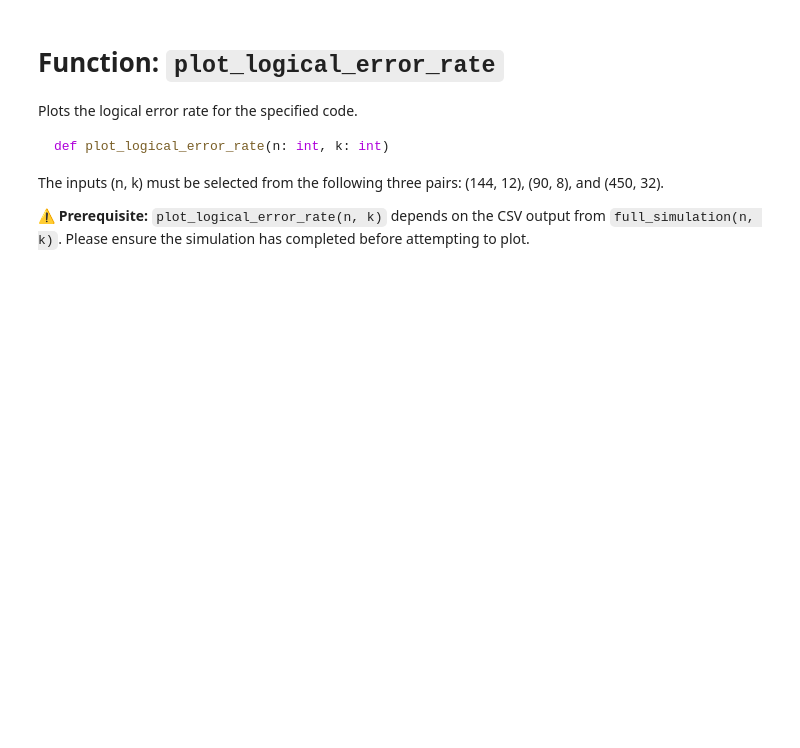
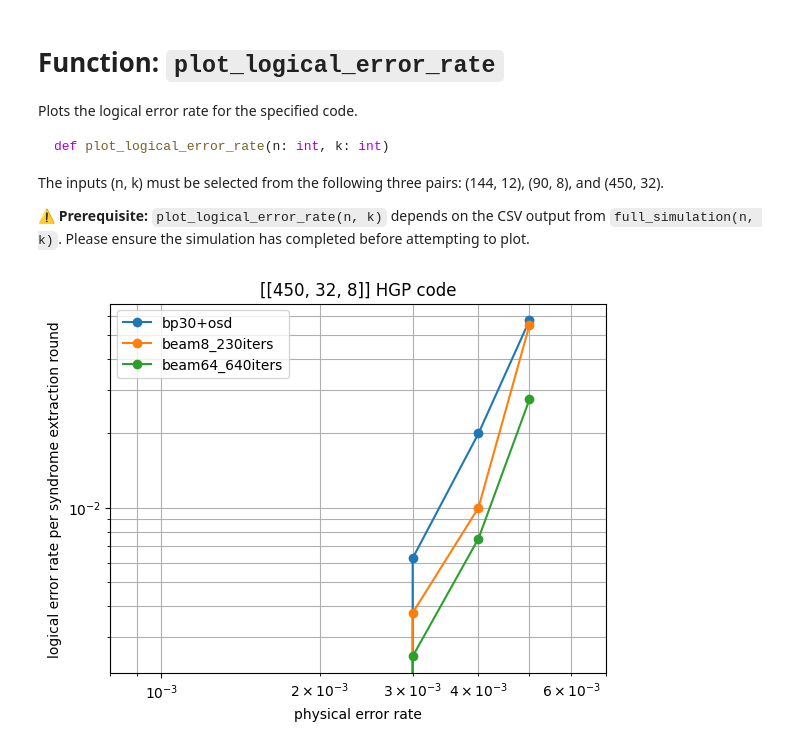
Before and after one commit to seokhyung-claw/BeamSearchDecoder, a Jupyter notebook: Beam_Search.ipynb, the cells around one changed output. Saved outputs shown, nothing was run; the diff lists cells and outputs as text; code cells hidden in the pictures; blank space fills up the shorter version.

```diff
--- a/Beam_Search.ipynb
+++ b/Beam_Search.ipynb
@@ -104,4 +122,6 @@ The inputs (n, k) must be selected from the following three pairs: (144, 12), (9
 # %%
 from simulation_functions import plot_logical_error_rate
 
-plot_logical_error_rate(90, 8)
+plot_logical_error_rate(450, 32)
+# %% [output]
+[figure, added]
```
Also changed, not shown: parts of 1 cell of this notebook, 3 other files.
